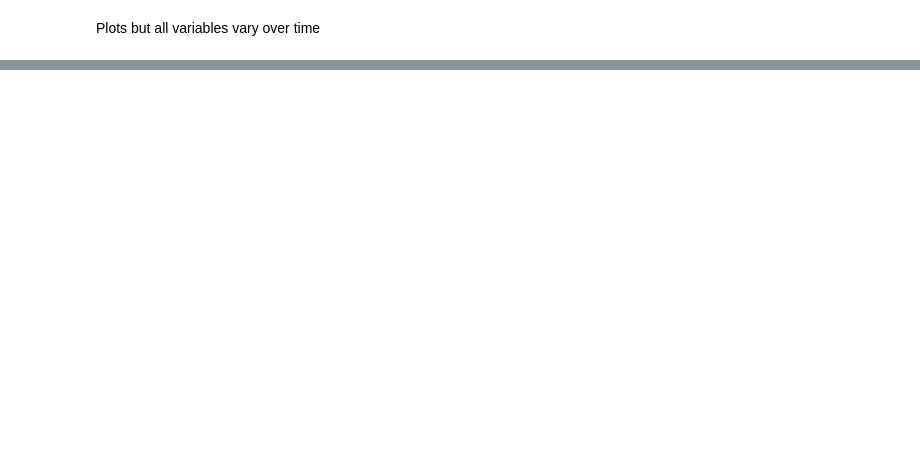
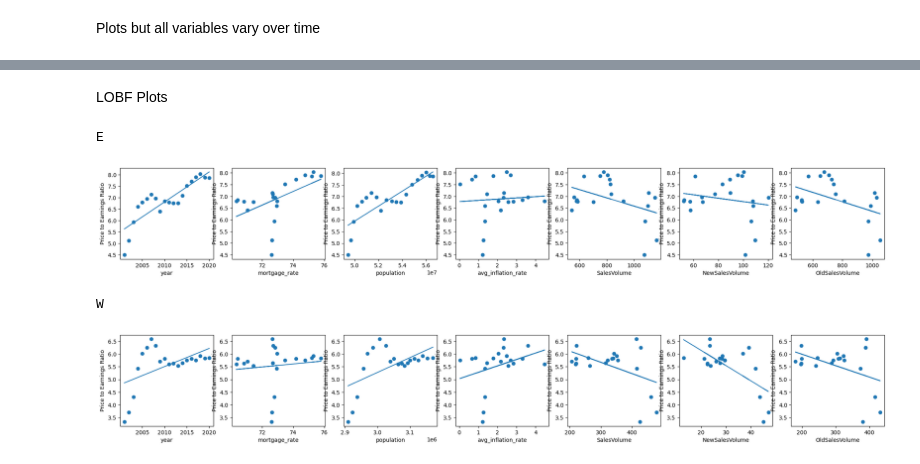
Before and after one commit to qa21336/HousingStatisticsAnalysis-, a Jupyter notebook: Merged_Data_Feature_Evaluation.ipynb, the cells around one changed output, grey strips where cells are left out. Saved outputs shown, nothing was run; the diff lists cells and outputs as text; code cells hidden in the pictures; blank space fills up the shorter version.

```diff
--- a/Merged_Data_Feature_Evaluation.ipynb
+++ b/Merged_Data_Feature_Evaluation.ipynb
@@ -151,0 +152,30 @@ for i, country in enumerate(countries):
+# %% [markdown]
+LOBF Plots
+# %%
+for i, country in enumerate(countries):
+    fig, axes = plt.subplots(1, 7, figsize=(25, 3))
+
+    # Get labels for country
+    countryDf = (df.loc[df["country"] == country]).drop("country", axis=1)
+    affordData = countryDf.pop("affordability")
+
+    print(country)
+
+    # Plot all scatters
+    for j, col in enumerate(countryDf.columns):
+        colData = np.array(countryDf[col])
+
+        # Get LOBF
+        a, b = np.polyfit(colData, affordData, 1)
+
+        # Plot
+        axes[j].scatter(colData, affordData)
+        axes[j].set_xlabel(col)
+        axes[j].set_ylabel("Price to Earnings Ratio")
+        axes[j].plot(colData, (a*colData) + b)
+    plt.show()
+# %% [output]
+E
+[figure, added]
+W
+[figure, added]
```
Also changed, not shown: parts of 11 cells of this notebook.
